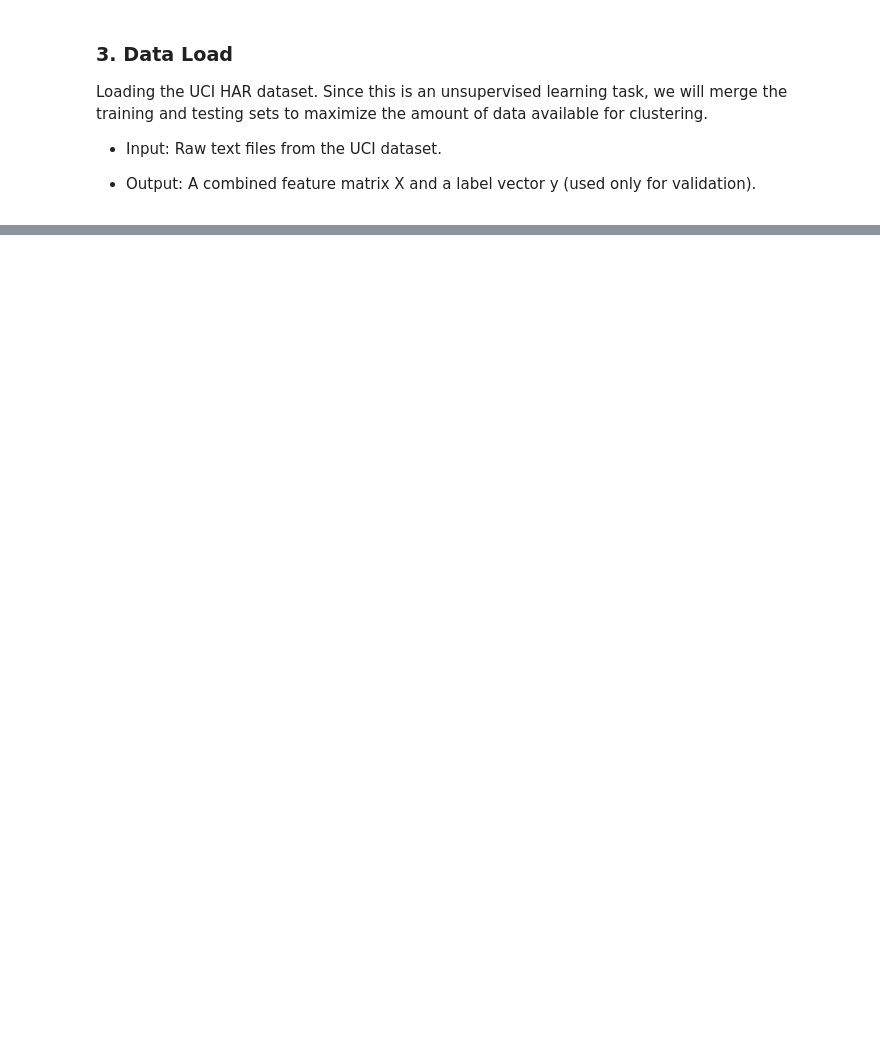
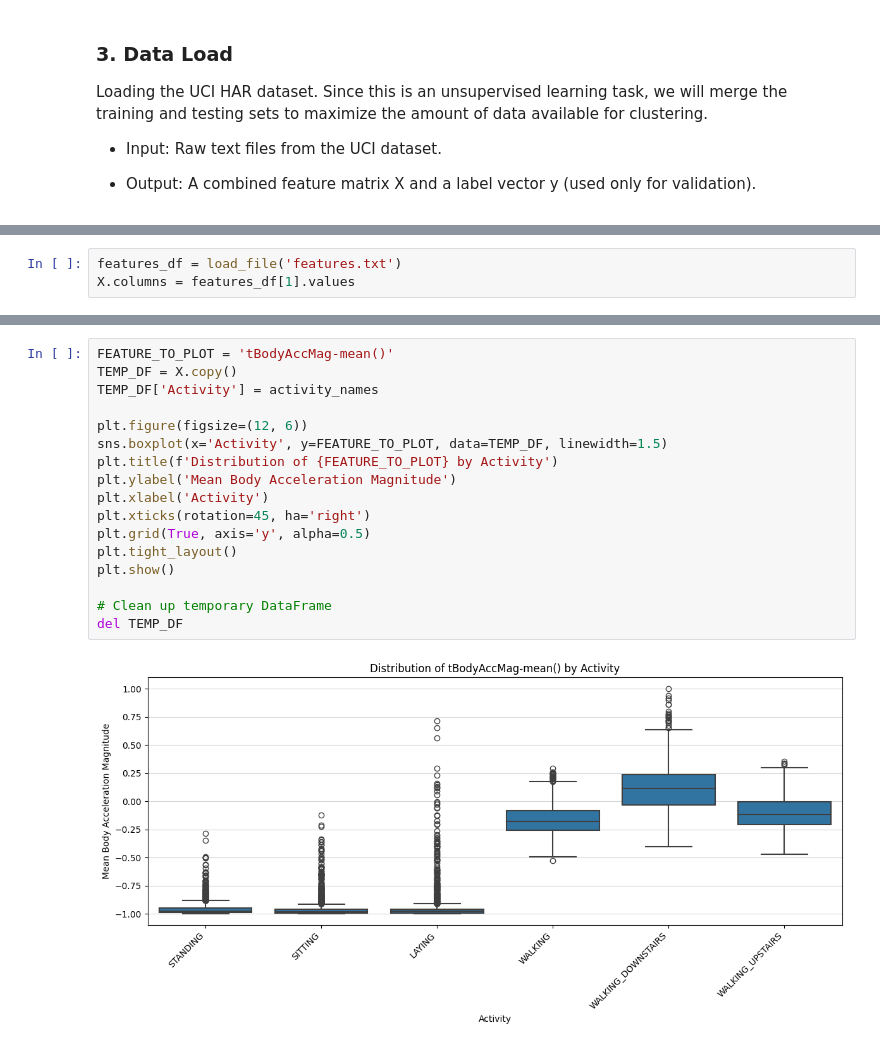
Before and after one commit to JakubbBlaszczykk/Project2-HAR-Unsupervised-Analysis, a Jupyter notebook: main.ipynb, the cells around one changed output, grey strips where cells are left out. Saved outputs shown, nothing was run; the diff lists cells and outputs as text; blank space fills up the shorter version.

```diff
--- a/main.ipynb
+++ b/main.ipynb
@@ -47,0 +77,3 @@ y = y.values.flatten()
+# %%
+features_df = load_file('features.txt')
+X.columns = features_df[1].values
@@ -47,0 +145,19 @@ y = y.values.flatten()
+# %%
+FEATURE_TO_PLOT = 'tBodyAccMag-mean()'
+TEMP_DF = X.copy()
+TEMP_DF['Activity'] = activity_names
+
+plt.figure(figsize=(12, 6))
+sns.boxplot(x='Activity', y=FEATURE_TO_PLOT, data=TEMP_DF, linewidth=1.5)
+plt.title(f'Distribution of {FEATURE_TO_PLOT} by Activity')
+plt.ylabel('Mean Body Acceleration Magnitude')
+plt.xlabel('Activity')
+plt.xticks(rotation=45, ha='right')
+plt.grid(True, axis='y', alpha=0.5)
+plt.tight_layout()
+plt.show()
+
+# Clean up temporary DataFrame
+del TEMP_DF
+# %% [output]
+[figure, added]
```
Also changed, not shown: parts of 27 cells of this notebook.
